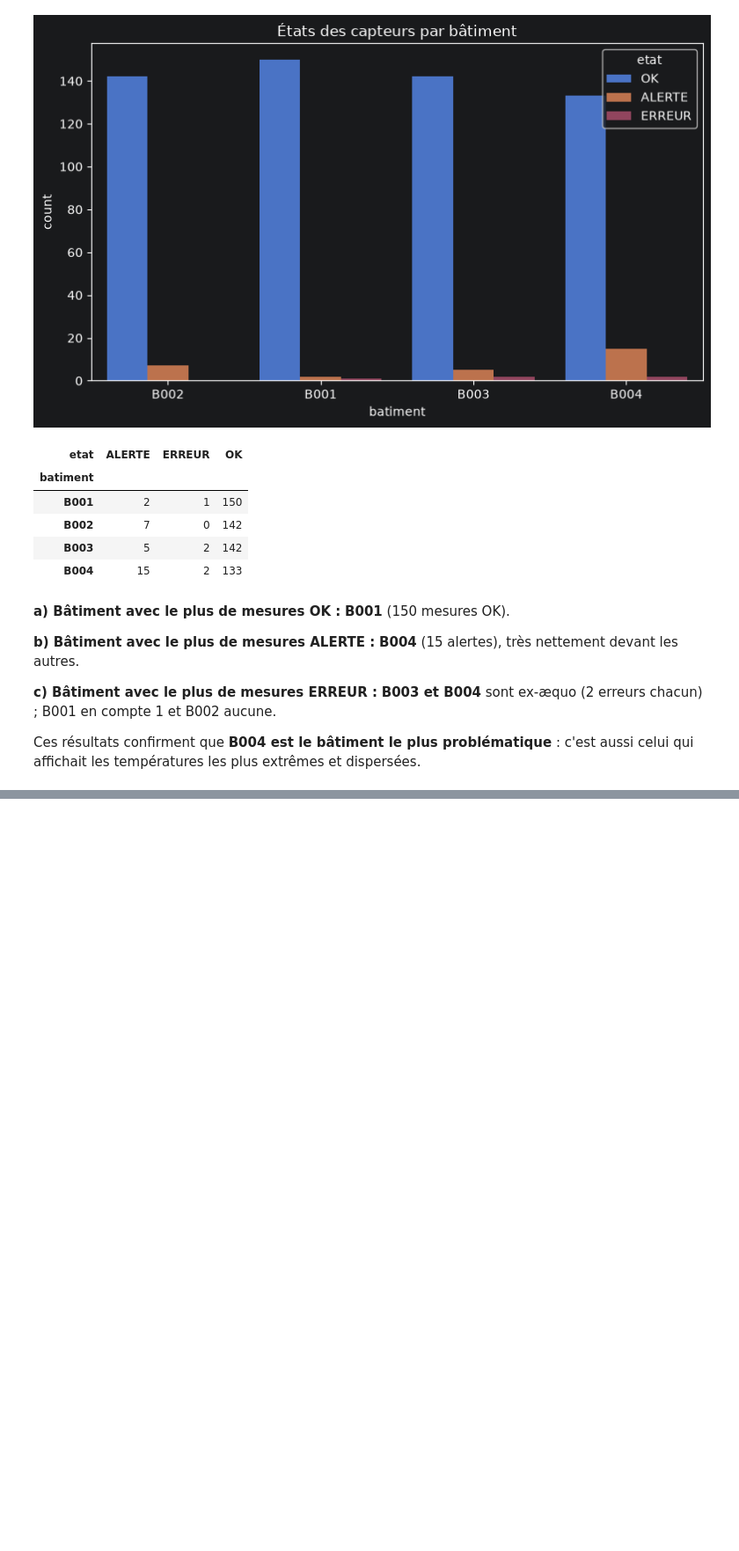
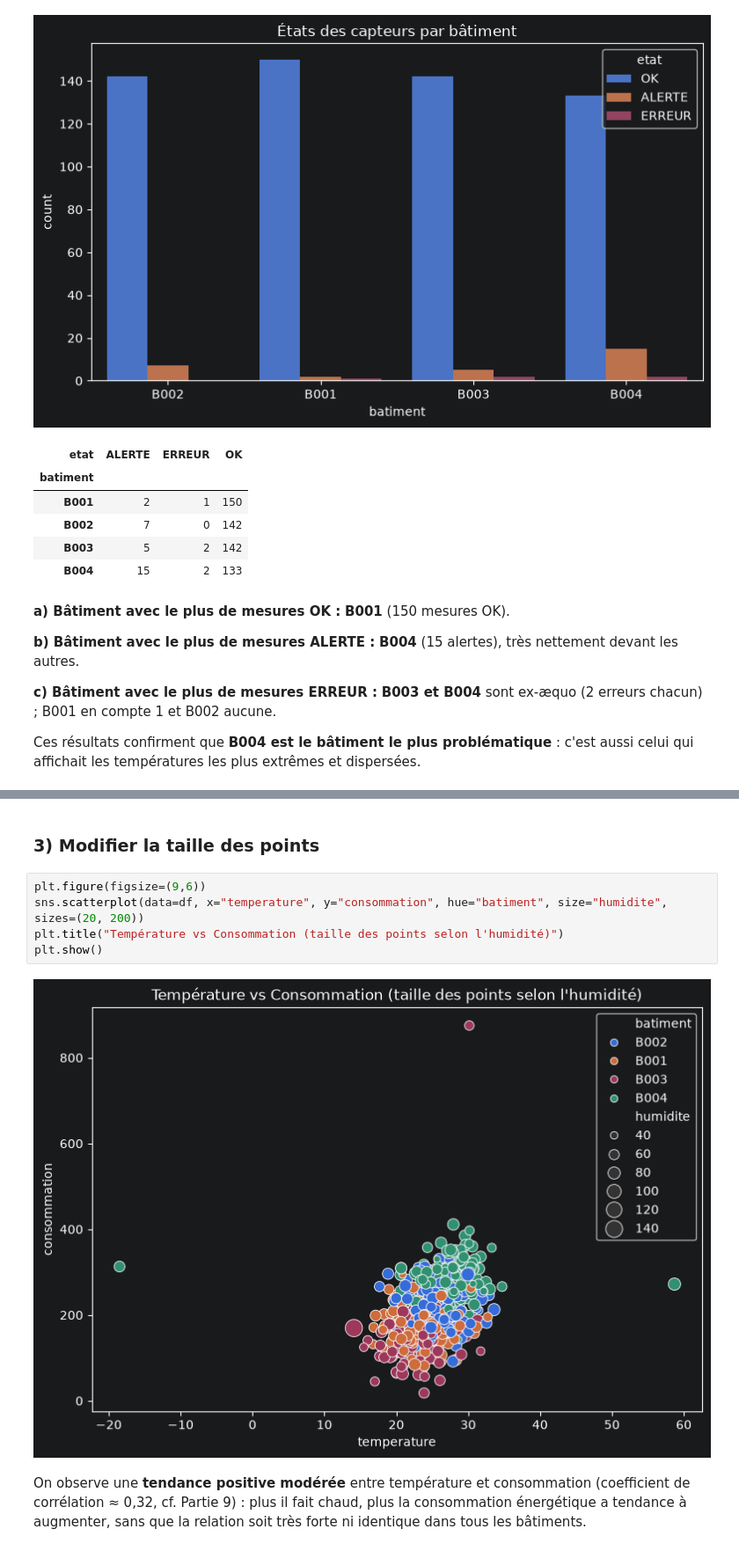
Before and after one commit to massamba0809/atelier_seaborn_iot, a Jupyter notebook: notebooks/atelier_seaborn_iot.ipynb, the cells around one changed output, grey strips where cells are left out. Shown at 88% size. Cells and saved outputs as stored; diff of their text form; blank space fills up the shorter version.

```diff
--- a/notebooks/atelier_seaborn_iot.ipynb
+++ b/notebooks/atelier_seaborn_iot.ipynb
@@ -296,0 +317,11 @@ Ces résultats confirment que **B004 est le bâtiment le plus problématique** :
+# %% [markdown]
+### 3) Modifier la taille des points
+# %%
+plt.figure(figsize=(9,6))
+sns.scatterplot(data=df, x="temperature", y="consommation", hue="batiment", size="humidite", sizes=(20, 200))
+plt.title("Température vs Consommation (taille des points selon l'humidité)")
+plt.show()
+# %% [output]
+[figure, added]
+# %% [markdown]
+On observe une **tendance positive modérée** entre température et consommation (coefficient de corrélation ≈ 0,32, cf. Partie 9) : plus il fait chaud, plus la consommation énergétique a tendance à augmenter, sans que la relation soit très forte ni identique dans tous les bâtiments.
```
Also changed, not shown: parts of 5 cells of this notebook.
